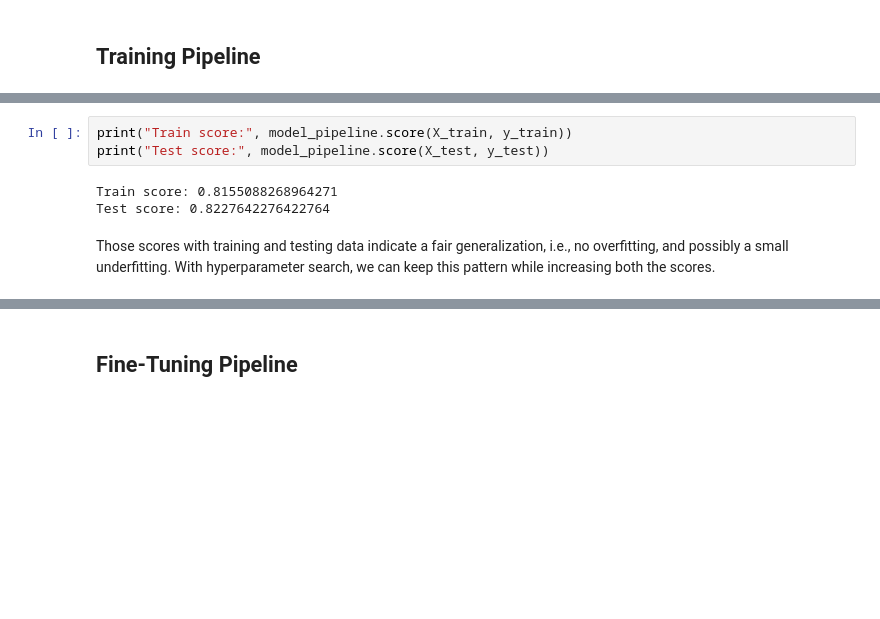
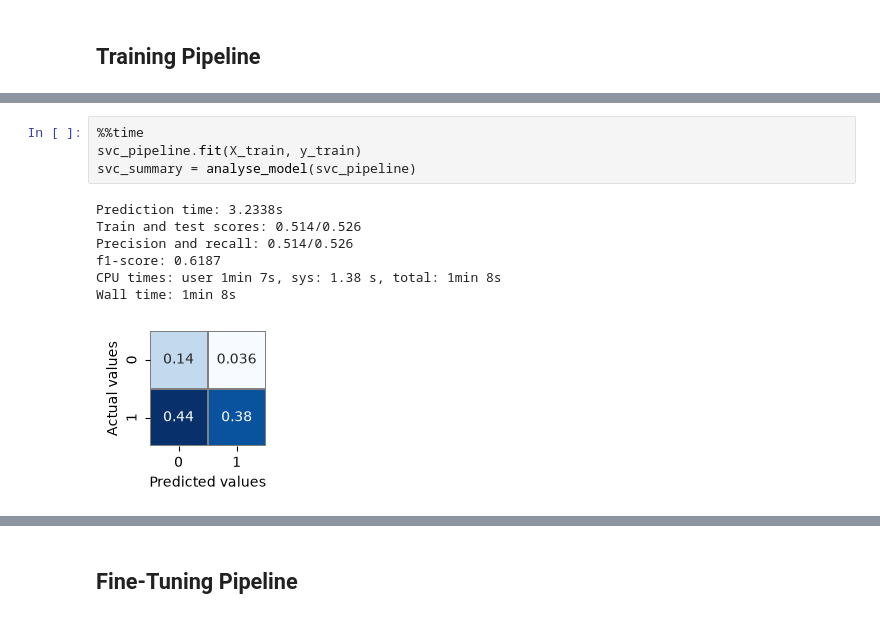
Before and after one commit to FelipeGiro/dsnd-pipelines-project, a Jupyter notebook: starter/starter.ipynb, the cells around one changed output, grey strips where cells are left out. Saved outputs shown, nothing was run; the diff lists cells and outputs as text; blank space fills up the shorter version.

```diff
--- a/starter/starter.ipynb
+++ b/starter/starter.ipynb
@@ -452,9 +503,12 @@ Wall time: 2.39 s
-# %%
-print("Train score:", model_pipeline.score(X_train, y_train))
-print("Test score:", model_pipeline.score(X_test, y_test))
-# %% [output]
-Train score: 0.8155088268964271
-Test score: 0.8227642276422764
-# %% [markdown]
-Those scores with training and testing data indicate a fair generalization, i.e., no overfitting, and possibly a small underfitting.
-With hyperparameter search, we can keep this pattern while increasing both the scores.
+# %%
+%%time
+svc_pipeline.fit(X_train, y_train)
+svc_summary = analyse_model(svc_pipeline)
+# %% [output]
+Prediction time: 3.2338s
+Train and test scores: 0.514/0.526
+Precision and recall: 0.514/0.526
+f1-score: 0.6187
+CPU times: user 1min 7s, sys: 1.38 s, total: 1min 8s
+Wall time: 1min 8s
+[figure, added]
```
Also changed, not shown: parts of 30 cells of this notebook, 1 other file.
